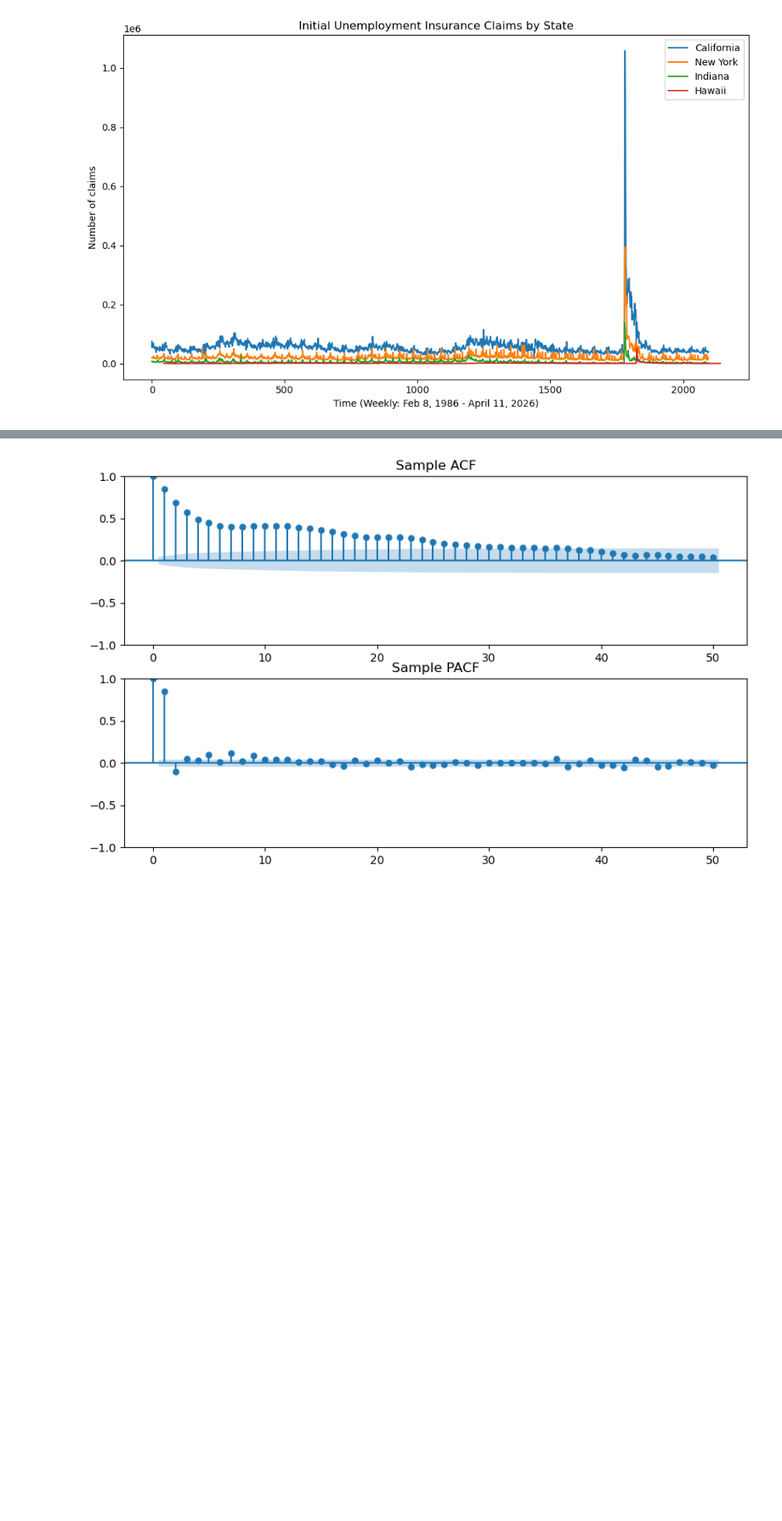
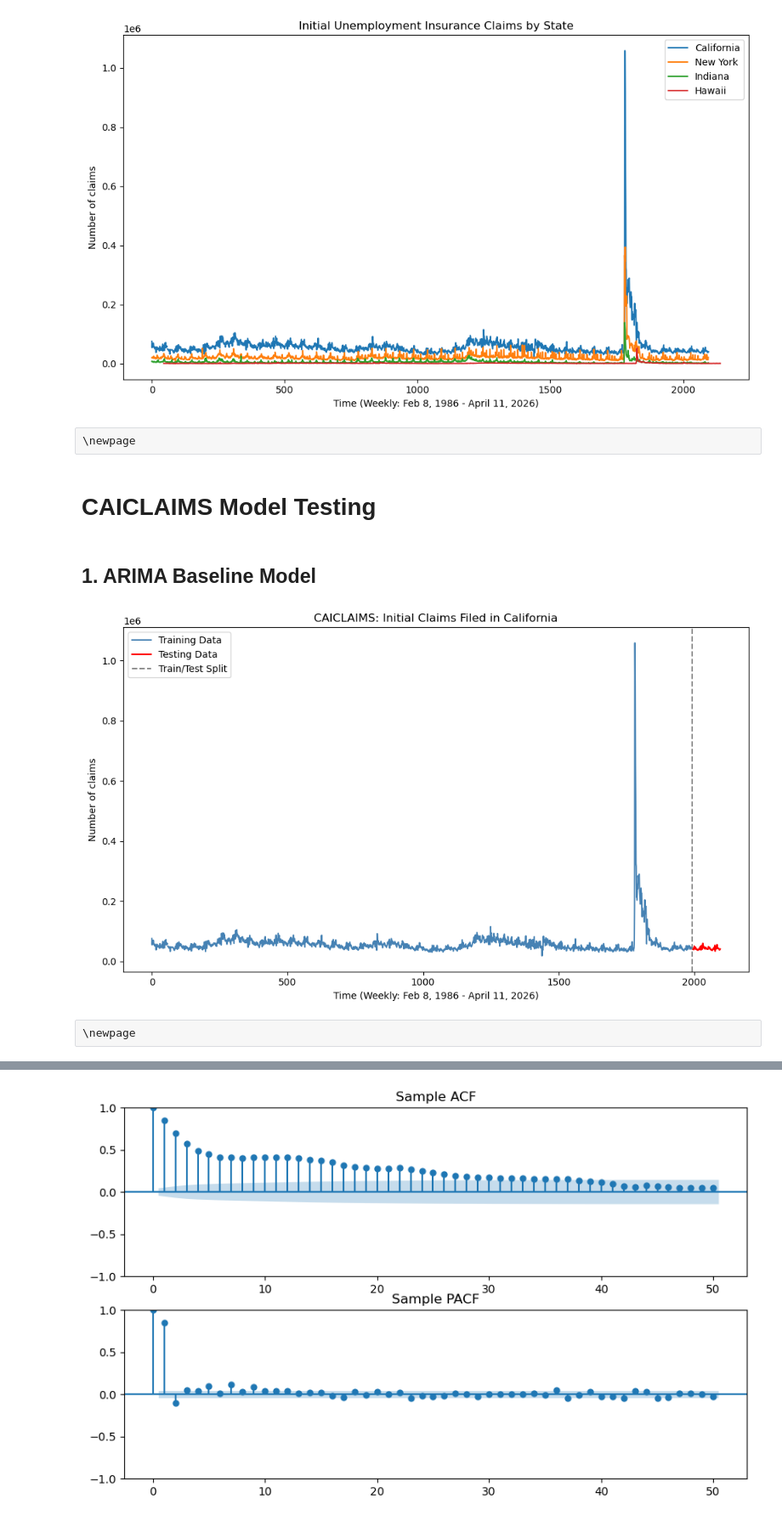
Before and after one commit to jeffreyhding/Econ148Project03, a Jupyter notebook: Econ148Proj03.ipynb, the cells around one changed output, grey strips where cells are left out. Shown at 85% size. Drawn from its saved outputs; the diff is of its cells as text; code cells hidden in the pictures; blank space fills up the shorter version.

```diff
--- a/Econ148Proj03.ipynb
+++ b/Econ148Proj03.ipynb
@@ -57,3 +65,32 @@ plt.tight_layout()
 plt.show();
 # %% [output]
 [figure]
+# %% [raw]
+\newpage
+# %% [markdown]
+# **CAICLAIMS Model Testing**
+# %% [markdown]
+## **1. ARIMA Baseline Model**
+# %%
+y_CA = claims_dfs["CAICLAIMS"]["Claims"]
+
+test_horizon = 104  # final 2 years
+train_end = len(y_CA) - test_horizon
+ttrain = np.arange(train_end)
+ttest = np.arange(train_end, len(y_CA))
+
+ytrain_CA = y_CA.iloc[:train_end]
+ytest_CA = y_CA.iloc[train_end:]
+
+plt.figure(figsize=(10, 6))
+plt.plot(ttrain, ytrain_CA, label="Training Data", color="steelblue")
+plt.plot(ttest, ytest_CA, label="Testing Data", color="red")
+plt.axvline(x=train_end, color="gray", linestyle="--", label="Train/Test Split")
+plt.title("CAICLAIMS: Initial Claims Filed in California")
+plt.xlabel("Time (Weekly: Feb 8, 1986 - April 11, 2026)")
+plt.ylabel("Number of claims")
+plt.legend(); plt.tight_layout(); plt.show();
+# %% [output]
+[figure, added]
+# %% [raw]
+\newpage
```
Also changed, not shown: parts of 61 cells of this notebook, 1 other file.
